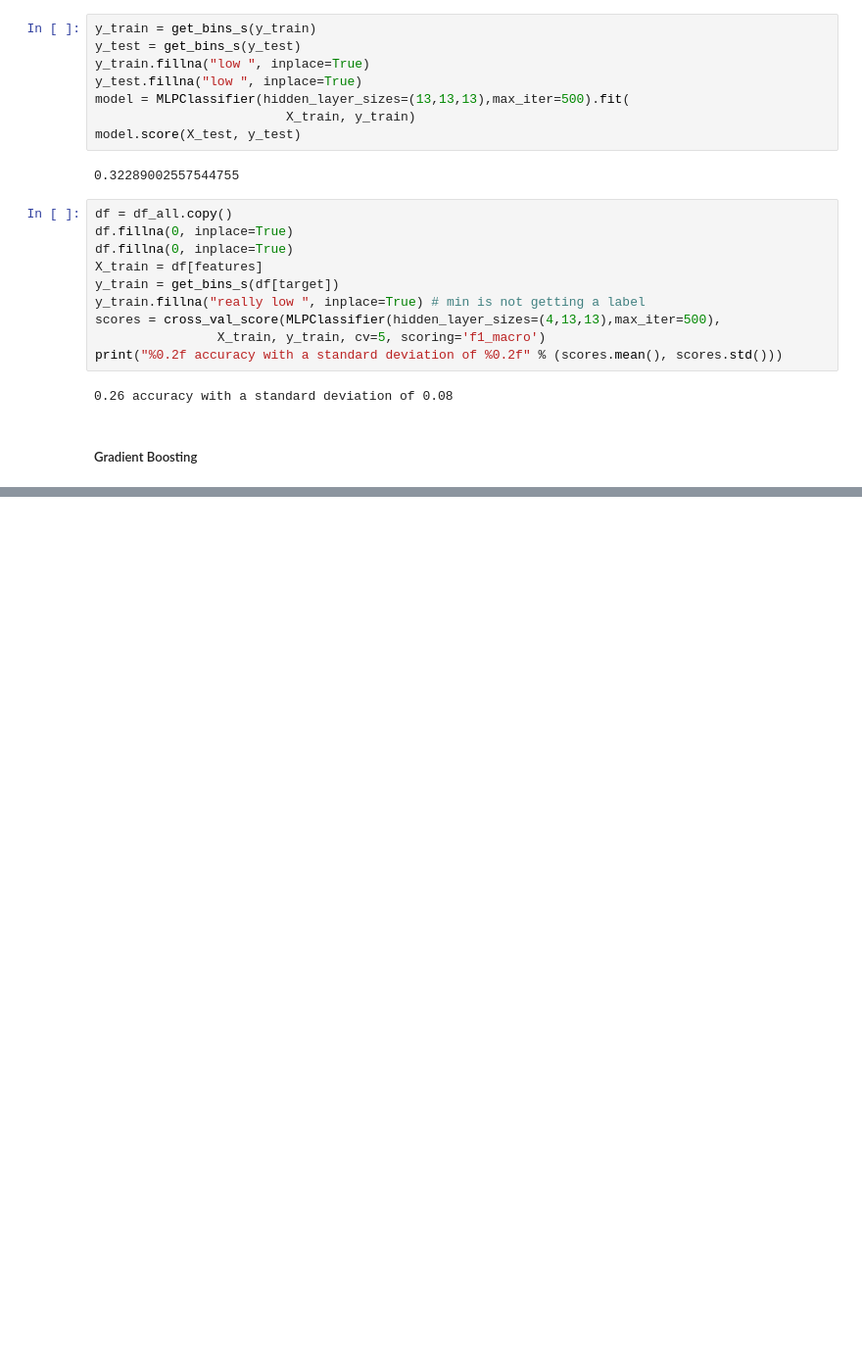
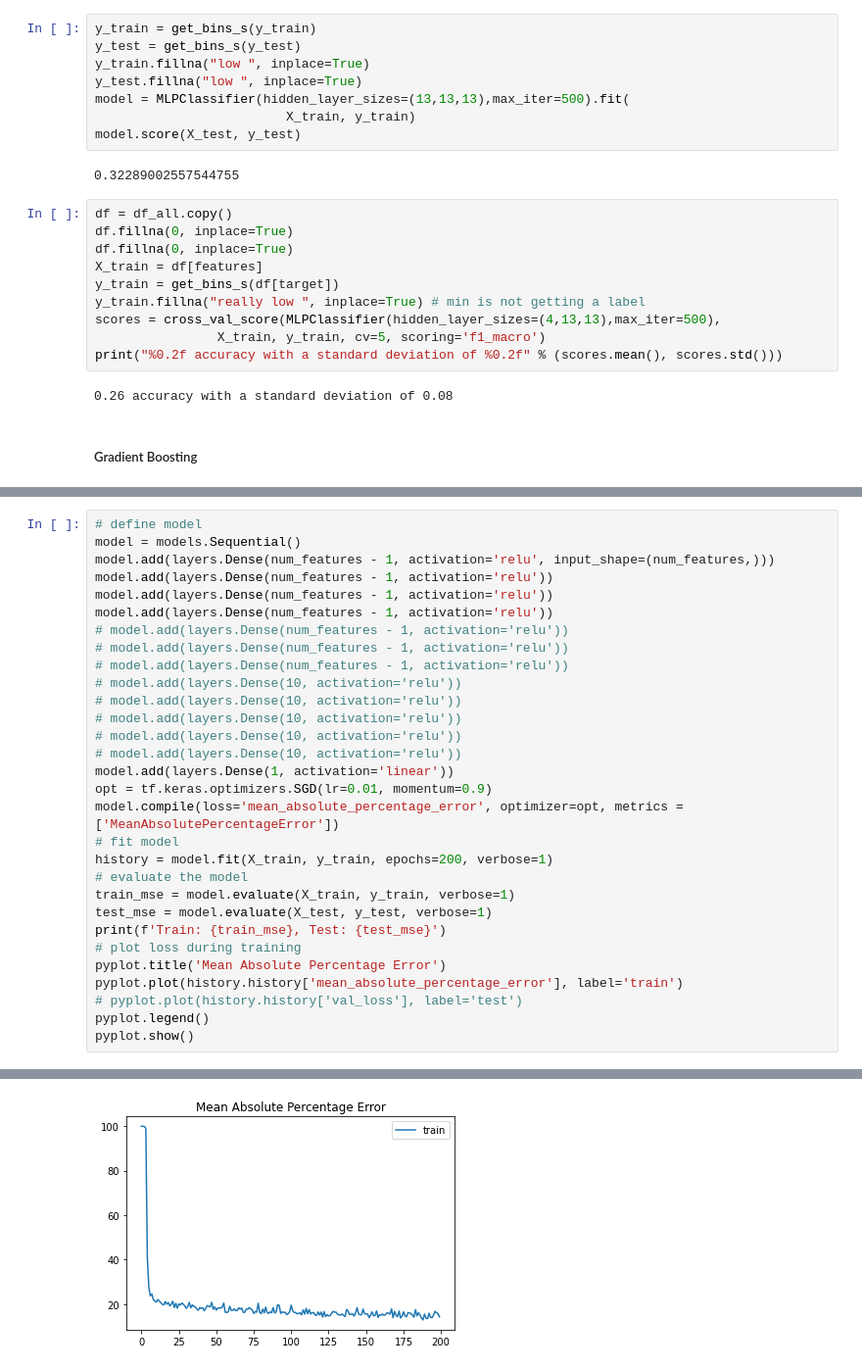
Before and after one commit to rupaltotale/CovidData, a Jupyter notebook: Covid_Spread_Analysis.ipynb, the cells around one changed output, grey strips where cells are left out. Shown: that part at 98% size. Saved outputs shown, nothing was run; the diff lists cells and outputs as text; blank space fills up the shorter version.

```diff
--- a/Covid_Spread_Analysis.ipynb
+++ b/Covid_Spread_Analysis.ipynb
@@ -1476,0 +1572,31 @@ plt.show()
+# %%
+# define model
+model = models.Sequential()
+model.add(layers.Dense(num_features - 1, activation='relu', input_shape=(num_features,)))
+model.add(layers.Dense(num_features - 1, activation='relu'))
+model.add(layers.Dense(num_features - 1, activation='relu'))
+model.add(layers.Dense(num_features - 1, activation='relu'))
+# model.add(layers.Dense(num_features - 1, activation='relu'))
+# model.add(layers.Dense(num_features - 1, activation='relu'))
+# model.add(layers.Dense(num_features - 1, activation='relu'))
+# model.add(layers.Dense(10, activation='relu'))
+# model.add(layers.Dense(10, activation='relu'))
+# model.add(layers.Dense(10, activation='relu'))
+# model.add(layers.Dense(10, activation='relu'))
+# model.add(layers.Dense(10, activation='relu'))
+model.add(layers.Dense(1, activation='linear'))
+opt = tf.keras.optimizers.SGD(lr=0.01, momentum=0.9)
+model.compile(loss='mean_absolute_percentage_error', optimizer=opt, metrics = ['MeanAbsolutePercentageError'])
+# fit model
+history = model.fit(X_train, y_train, epochs=200, verbose=1)
+# evaluate the model
+train_mse = model.evaluate(X_train, y_train, verbose=1)
+test_mse = model.evaluate(X_test, y_test, verbose=1)
+print(f'Train: {train_mse}, Test: {test_mse}')
+# plot loss during training
+pyplot.title('Mean Absolute Percentage Error')
+pyplot.plot(history.history['mean_absolute_percentage_error'], label='train')
+# pyplot.plot(history.history['val_loss'], label='test')
+pyplot.legend()
+pyplot.show()
+# %% [output]
@@ -1476,0 +1620 @@ plt.show()
+[figure, added]
```
Also changed, not shown: parts of 8 cells of this notebook.
